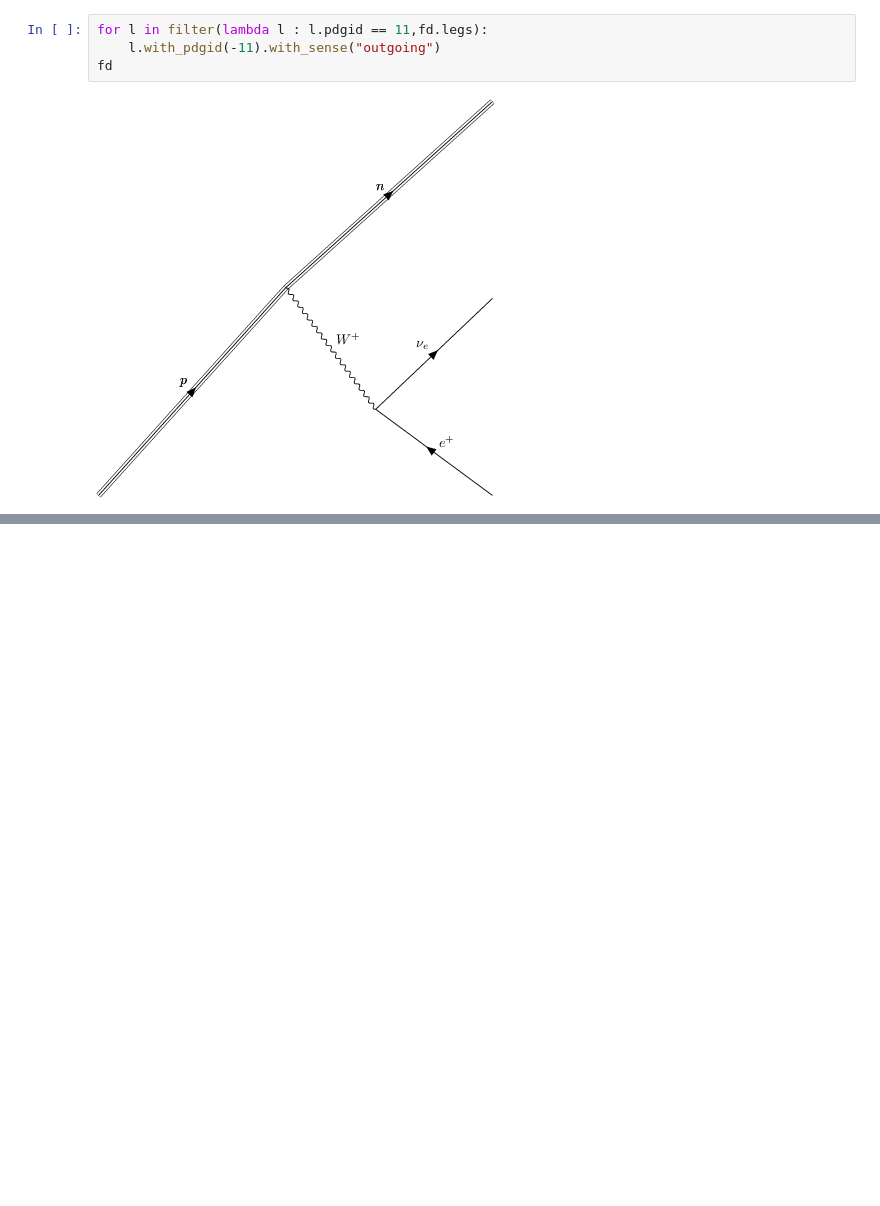
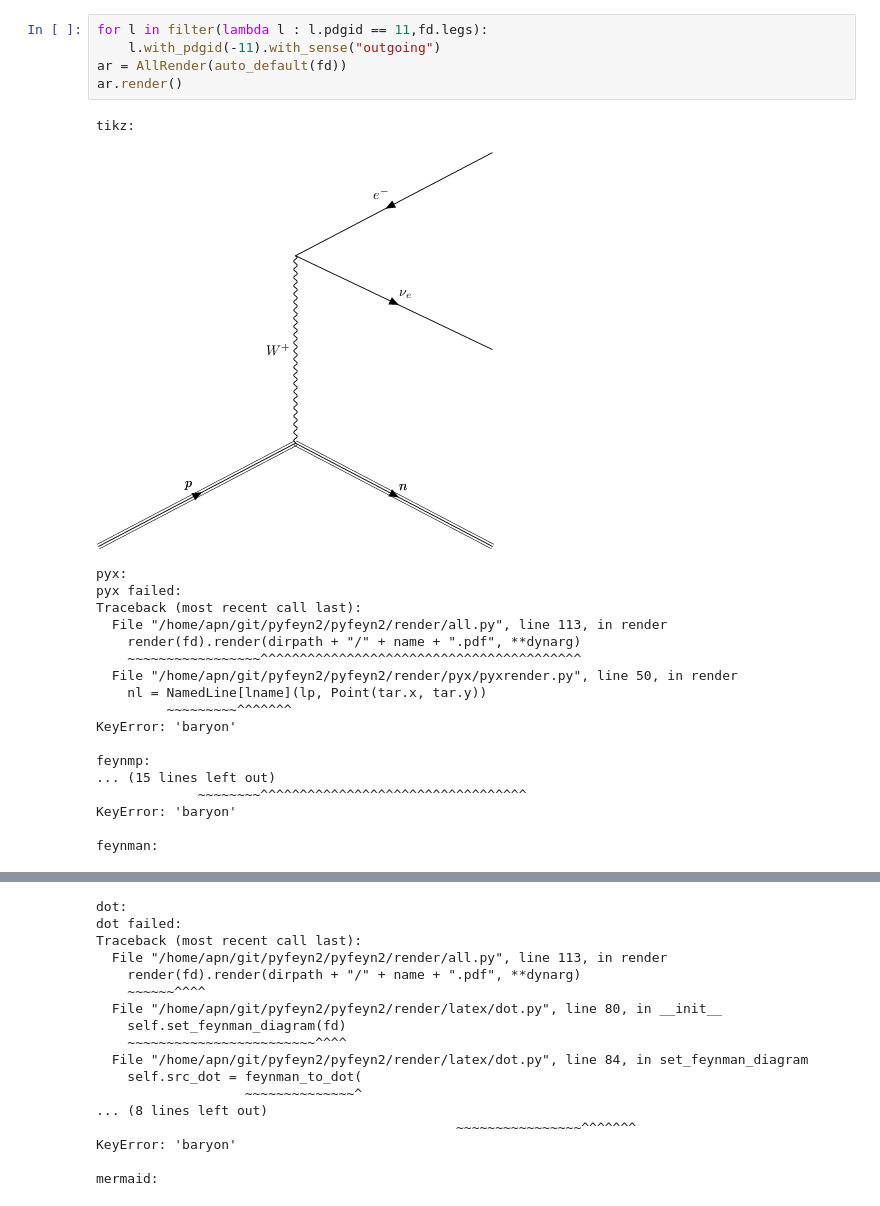
Before and after one commit to APN-Pucky/pyfeyn2, a Jupyter notebook: docs/source/gallery/wikipedia/wikipedia.ipynb, the cells around one changed output, grey strips where cells are left out. Cells and saved outputs as stored; diff of their text form; blank space fills up the shorter version.

```diff
--- a/docs/source/gallery/wikipedia/wikipedia.ipynb
+++ b/docs/source/gallery/wikipedia/wikipedia.ipynb
@@ -19,6 +77,25 @@ From: https://en.wikipedia.org/wiki/Beta_decay
 # %%
 for l in filter(lambda l : l.pdgid == 11,fd.legs):
     l.with_pdgid(-11).with_sense("outgoing")
-fd
+ar = AllRender(auto_default(fd))
+ar.render()
 # %% [output]
+tikz:
-[figure, old version]
+[figure, new version]
+pyx:
+pyx failed:
+Traceback (most recent call last):
+  File "/home/apn/git/pyfeyn2/pyfeyn2/render/all.py", line 113, in render
+    render(fd).render(dirpath + "/" + name + ".pdf", **dynarg)
+    ~~~~~~~~~~~~~~~~~^^^^^^^^^^^^^^^^^^^^^^^^^^^^^^^^^^^^^^^^^
+  File "/home/apn/git/pyfeyn2/pyfeyn2/render/pyx/pyxrender.py", line 50, in render
+    nl = NamedLine[lname](lp, Point(tar.x, tar.y))
+         ~~~~~~~~~^^^^^^^
+KeyError: 'baryon'
+
+feynmp:
+... (15 lines left out)
+             ~~~~~~~~^^^^^^^^^^^^^^^^^^^^^^^^^^^^^^^^^^
+KeyError: 'baryon'
+
+feynman:
@@ -24,0 +103,17 @@ fd
+dot:
+dot failed:
+Traceback (most recent call last):
+  File "/home/apn/git/pyfeyn2/pyfeyn2/render/all.py", line 113, in render
+    render(fd).render(dirpath + "/" + name + ".pdf", **dynarg)
+    ~~~~~~^^^^
+  File "/home/apn/git/pyfeyn2/pyfeyn2/render/latex/dot.py", line 80, in __init__
+    self.set_feynman_diagram(fd)
+    ~~~~~~~~~~~~~~~~~~~~~~~~^^^^
+  File "/home/apn/git/pyfeyn2/pyfeyn2/render/latex/dot.py", line 84, in set_feynman_diagram
+    self.src_dot = feynman_to_dot(
+                   ~~~~~~~~~~~~~~^
+... (8 lines left out)
+                                              ~~~~~~~~~~~~~~~~^^^^^^^
+KeyError: 'baryon'
+
+mermaid:
```
Also changed, not shown: parts of 6 cells of this notebook, 6 other files.
